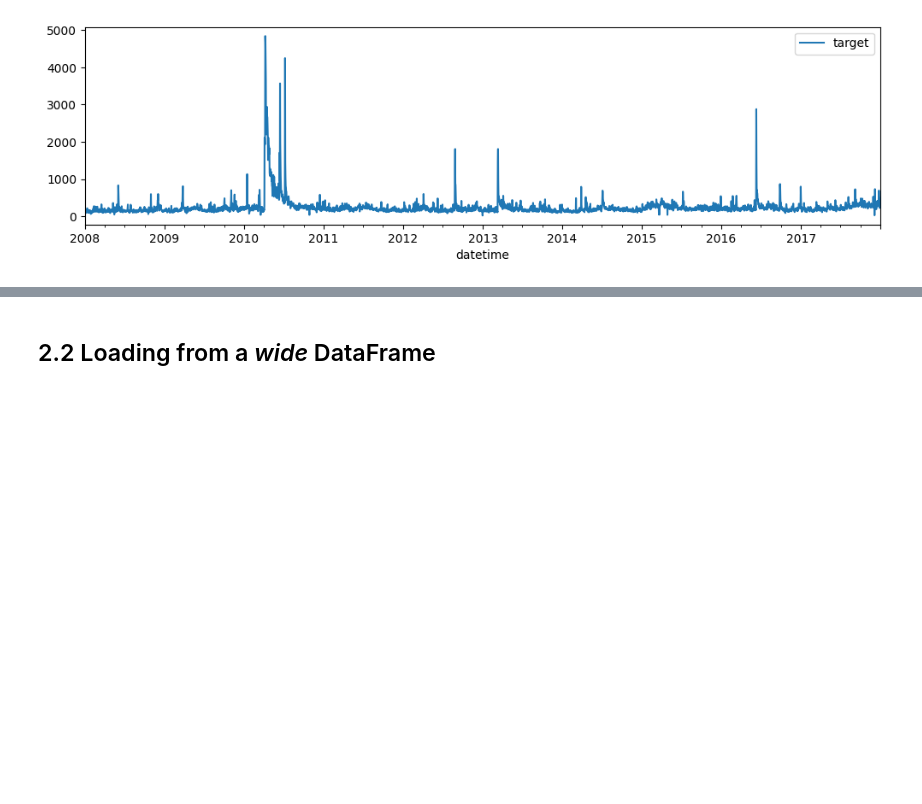
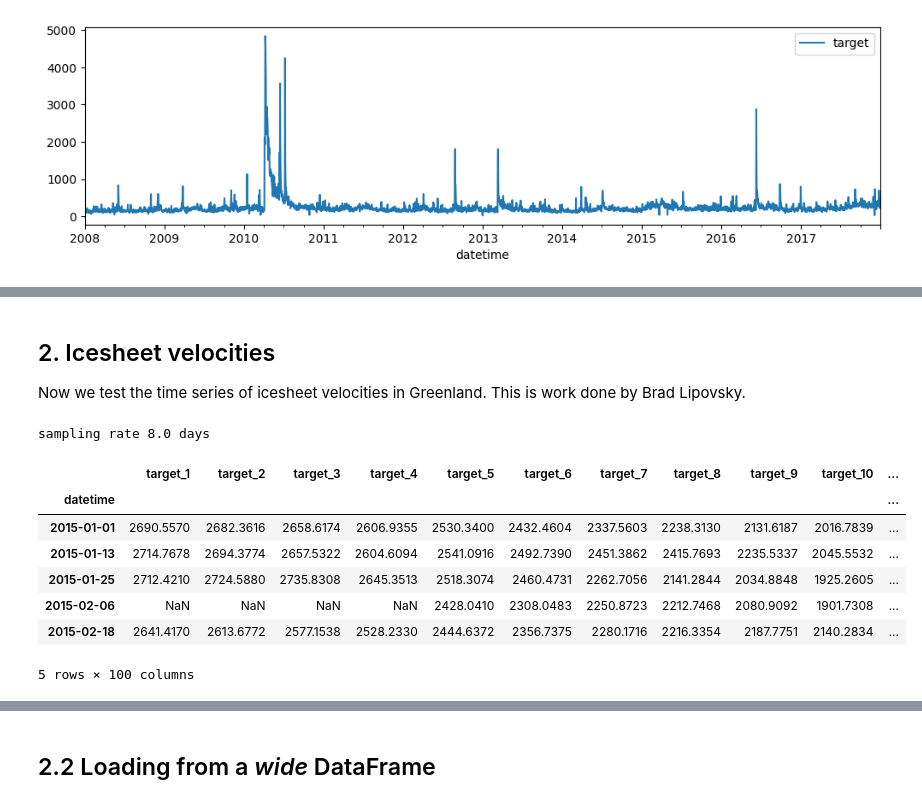
Before and after one commit to mdenolle/GeoCAST, a Jupyter notebook: test_zero-shot/moirai_forecast_pandas.ipynb, the cells around one changed output, grey strips where cells are left out. Cells and saved outputs as stored; diff of their text form; code cells hidden in the pictures; blank space fills up the shorter version.

```diff
--- a/test_zero-shot/moirai_forecast_pandas.ipynb
+++ b/test_zero-shot/moirai_forecast_pandas.ipynb
@@ -79,16 +237,0 @@ inp = {
-# %%
-# create an array of label data by looping over in batch data and filing the label with the next CTX values
-newlabeldata = np.zeros(shape=(BSZ, PDT))
-newstart = np.zeros(BSZ, dtype=type(df.index[CTX].to_period(freq="D")))
-for i in range(BSZ):
-    newlabeldata[i,:] = df["target"].to_numpy()[i*CTX:i*CTX+PDT]
-    if i < BSZ-1:
-        newstart[i] = start_dates[i+1] #df.index[i*(CTX+1)].to_period("D")
-    else:
-        newstart[i] = df.index[CTX*BSZ+1].to_period("D")
-
-# create a sample for the hourly data, using one week data as context window and predicting the next two days.
-label = {
-    "target": newlabeldata,
-    "start": newstart,
-}
@@ -233,0 +283,38 @@ plot_next_multi(
+# %% [markdown]
+## 2. Icesheet velocities
+
+Now we test the time series of icesheet velocities in Greenland. This is work done by Brad Lipovsky.
+# %%
+
+'''
+Read the data
+'''
+df = pd.read_csv('../data/data_ice_jakobshavn.csv',na_values=[-1])
+# %%
+# calculate the time difference between each datetime to set up the dt
+# convert the datetime column to datetime object
+df["datetime"] = pd.to_datetime(df["Date"])
+dt = df["datetime"].diff().dt.total_seconds().fillna(0).mean()
+# convert seconds to days
+dt = np.ceil(dt / (60 * 60 * 24))
+print("sampling rate {} days".format(dt))
+# %% [output]
+sampling rate 8.0 days
+# %%
+# rename all columns to target_1, target_2, etc, except for the datetime and date
+df = df.rename(columns={col: f"target_{i}" for i, col in enumerate(df.columns) if col != "datetime" and col != "Date"})
+# make new dataframe with the datetime and the target column
+# remove Date column
+df = df.drop(columns=["Date"])
+# set the datetime as the index
+df = df.set_index("datetime")
+df.head()
+# %% [output]
+|  | target_1 | target_2 | target_3 | target_4 | target_5 | target_6 | target_7 | target_8 | target_9 | target_10 | ... |
+| datetime |  |  |  |  |  |  |  |  |  |  | ... |
+| 2015-01-01 | 2690.5570 | 2682.3616 | 2658.6174 | 2606.9355 | 2530.3400 | 2432.4604 | 2337.5603 | 2238.3130 | 2131.6187 | 2016.7839 | ... |
+| 2015-01-13 | 2714.7678 | 2694.3774 | 2657.5322 | 2604.6094 | 2541.0916 | 2492.7390 | 2451.3862 | 2415.7693 | 2235.5337 | 2045.5532 | ... |
+| 2015-01-25 | 2712.4210 | 2724.5880 | 2735.8308 | 2645.3513 | 2518.3074 | 2460.4731 | 2262.7056 | 2141.2844 | 2034.8848 | 1925.2605 | ... |
+| 2015-02-06 | NaN | NaN | NaN | NaN | 2428.0410 | 2308.0483 | 2250.8723 | 2212.7468 | 2080.9092 | 1901.7308 | ... |
+| 2015-02-18 | 2641.4170 | 2613.6772 | 2577.1538 | 2528.2330 | 2444.6372 | 2356.7375 | 2280.1716 | 2216.3354 | 2187.7751 | 2140.2834 | ... |
+5 rows × 100 columns
```
Also changed, not shown: parts of 42 cells of this notebook, 6 other files.
